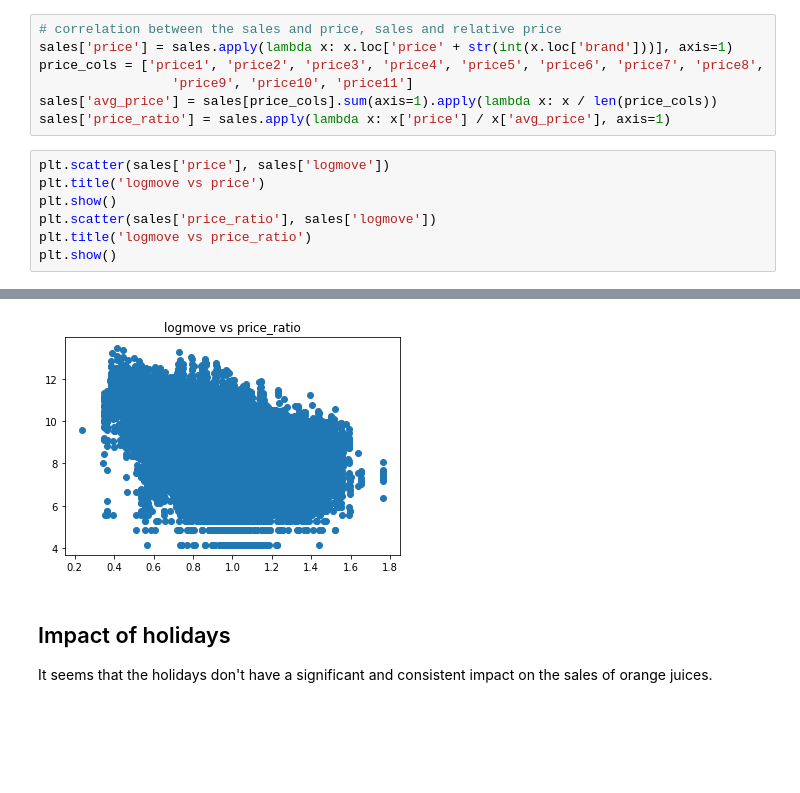
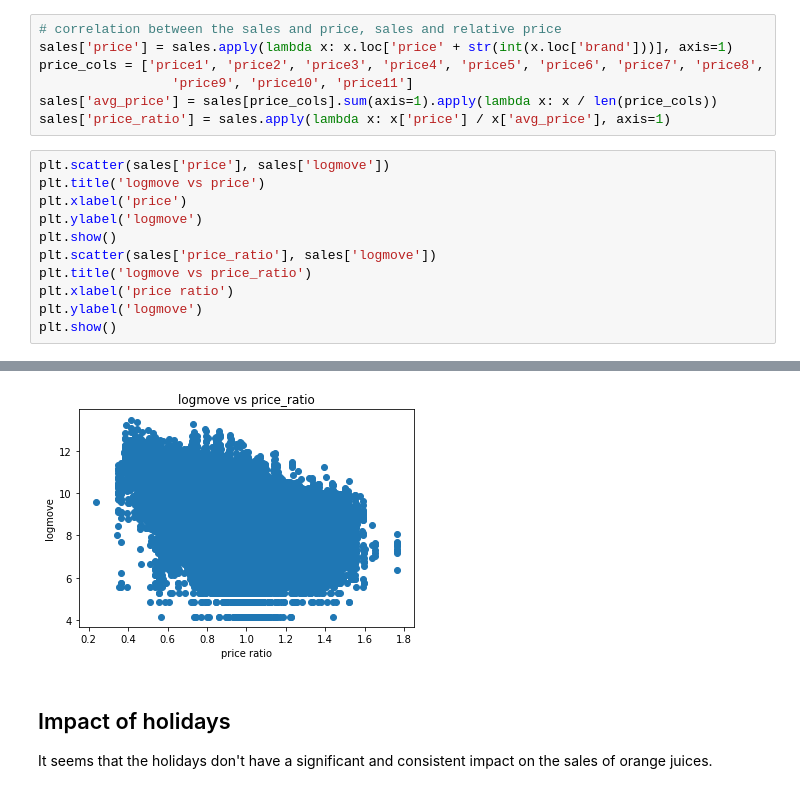
Before and after one commit to sdonohoo/forecasting, a Jupyter notebook: retail_sales/OrangeJuice_Pt_3Weeks_Weekly/data_explore/explore_oj_data_python.ipynb, the cells around one changed output, grey strips where cells are left out. Cells and saved outputs as stored; diff of their text form; blank space fills up the shorter version.

```diff
--- a/retail_sales/OrangeJuice_Pt_3Weeks_Weekly/data_explore/explore_oj_data_python.ipynb
+++ b/retail_sales/OrangeJuice_Pt_3Weeks_Weekly/data_explore/explore_oj_data_python.ipynb
@@ -297,8 +307,12 @@ sales['price_ratio'] = sales.apply(lambda x: x['price'] / x['avg_price'], axis=1
 # %%
 plt.scatter(sales['price'], sales['logmove'])
 plt.title('logmove vs price')
+plt.xlabel('price')
+plt.ylabel('logmove')
 plt.show()
 plt.scatter(sales['price_ratio'], sales['logmove'])
 plt.title('logmove vs price_ratio')
+plt.xlabel('price ratio')
+plt.ylabel('logmove')
 plt.show()
 # %% [output]
@@ -306,4 +320,4 @@ plt.show()
-[figure, old version]
+[figure, new version]
 # %% [markdown]
 ## Impact of holidays
 
```
Also changed, not shown: parts of 9 cells of this notebook.
